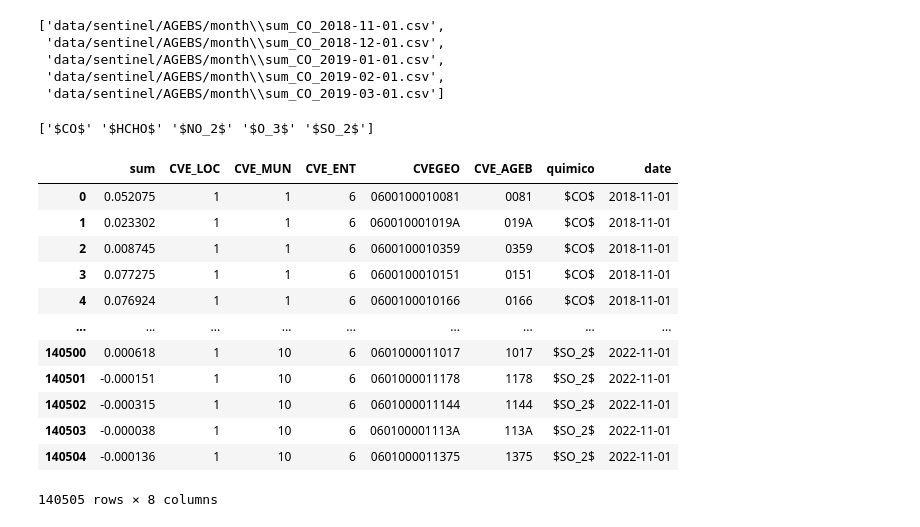
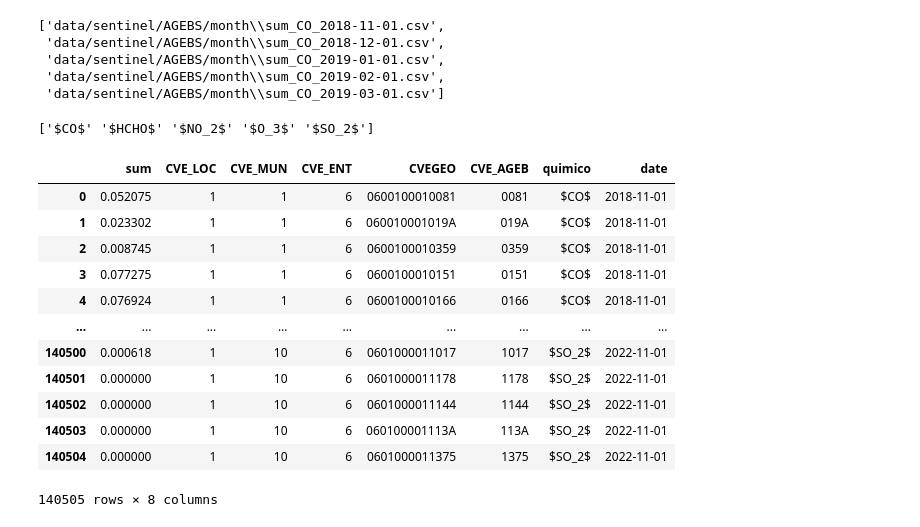
Before and after one commit to pcorner10/pronaces_analisis, a Jupyter notebook: datosNacionalesSentinel.ipynb, the cells around one changed output. Drawn from its saved outputs; the diff is of its cells as text; code cells hidden in the pictures.

```diff
--- a/datosNacionalesSentinel.ipynb
+++ b/datosNacionalesSentinel.ipynb
@@ -442,37 +379,40 @@ agebs_files[:5]
 # %%
 def readAgebMonthly(path, dfFull):
   df = pd.read_csv(path)
   df.drop(columns=["system:index"], inplace=True)
   name_Quimico = path.split("_")[1].lower()
 
   date = path.split("_")[2][:10]
 
   df['quimico'] = replace_emision[name_Quimico]
   df['date'] = pd.to_datetime(date)
 
+  # if sum is less than 0, set it to 0
+  df["sum"] = df["sum"].apply(lambda x: 0 if x < 0 else x)
+
   df = pd.concat([dfFull, df], axis=0, ignore_index=True)
   return df
 
 dfFullAgebs = pd.DataFrame()
 
 for path in agebs_files:
   dfFullAgebs = readAgebMonthly(path, dfFullAgebs)
 print(dfFullAgebs.quimico.unique())
 dfFullAgebs
 # %% [output]
 ['$CO$' '$HCHO$' '$NO_2$' '$O_3$' '$SO_2$']
 |  | sum | CVE_LOC | CVE_MUN | CVE_ENT | CVEGEO | CVE_AGEB | quimico | date |
 | 0 | 0.052075 | 1 | 1 | 6 | 0600100010081 | 0081 | $CO$ | 2018-11-01 |
 | 1 | 0.023302 | 1 | 1 | 6 | 060010001019A | 019A | $CO$ | 2018-11-01 |
 | 2 | 0.008745 | 1 | 1 | 6 | 0600100010359 | 0359 | $CO$ | 2018-11-01 |
 | 3 | 0.077275 | 1 | 1 | 6 | 0600100010151 | 0151 | $CO$ | 2018-11-01 |
 | 4 | 0.076924 | 1 | 1 | 6 | 0600100010166 | 0166 | $CO$ | 2018-11-01 |
 | ... | ... | ... | ... | ... | ... | ... | ... | ... |
 | 140500 | 0.000618 | 1 | 10 | 6 | 0601000011017 | 1017 | $SO_2$ | 2022-11-01 |
-| 140501 | -0.000151 | 1 | 10 | 6 | 0601000011178 | 1178 | $SO_2$ | 2022-11-01 |
-| 140502 | -0.000315 | 1 | 10 | 6 | 0601000011144 | 1144 | $SO_2$ | 2022-11-01 |
-| 140503 | -0.000038 | 1 | 10 | 6 | 060100001113A | 113A | $SO_2$ | 2022-11-01 |
-| 140504 | -0.000136 | 1 | 10 | 6 | 0601000011375 | 1375 | $SO_2$ | 2022-11-01 |
+| 140501 | 0.000000 | 1 | 10 | 6 | 0601000011178 | 1178 | $SO_2$ | 2022-11-01 |
+| 140502 | 0.000000 | 1 | 10 | 6 | 0601000011144 | 1144 | $SO_2$ | 2022-11-01 |
+| 140503 | 0.000000 | 1 | 10 | 6 | 060100001113A | 113A | $SO_2$ | 2022-11-01 |
+| 140504 | 0.000000 | 1 | 10 | 6 | 0601000011375 | 1375 | $SO_2$ | 2022-11-01 |
 140505 rows × 8 columns
 # %%
 dfFullAgebs = pd.merge(dfFullAgebs, agebs_colima, on=["CVEGEO", "CVE_ENT", "CVE_MUN", "CVE_LOC","CVE_AGEB"])
```
Also changed, not shown: parts of 22 cells of this notebook, 8 other files.
